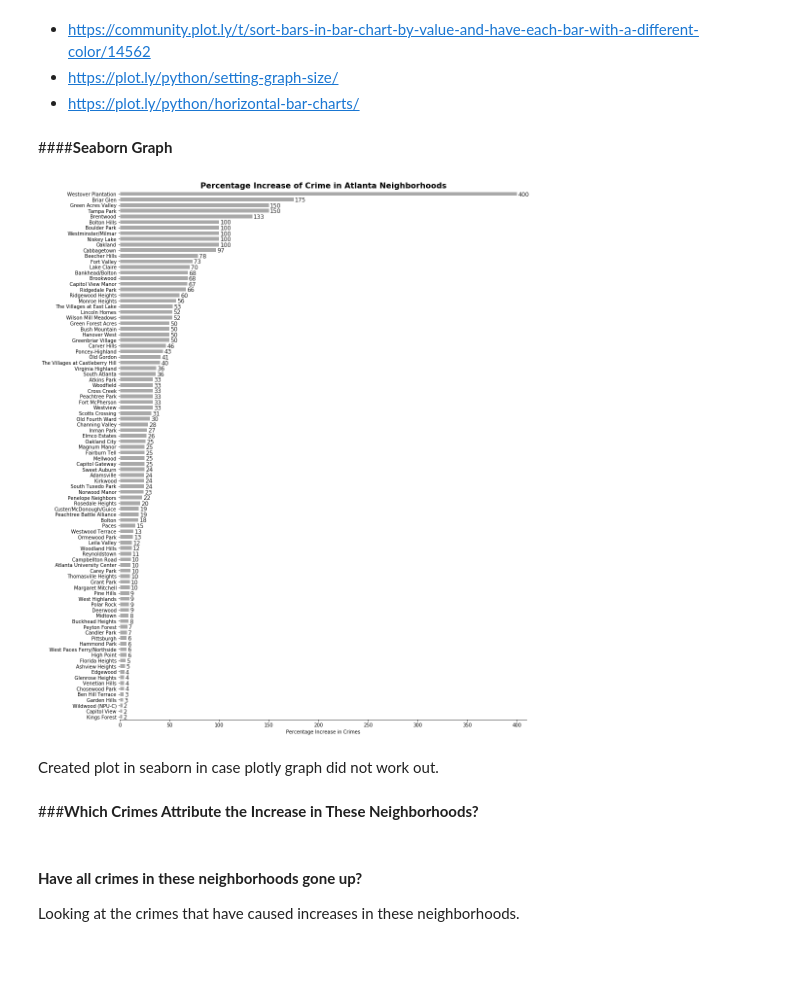
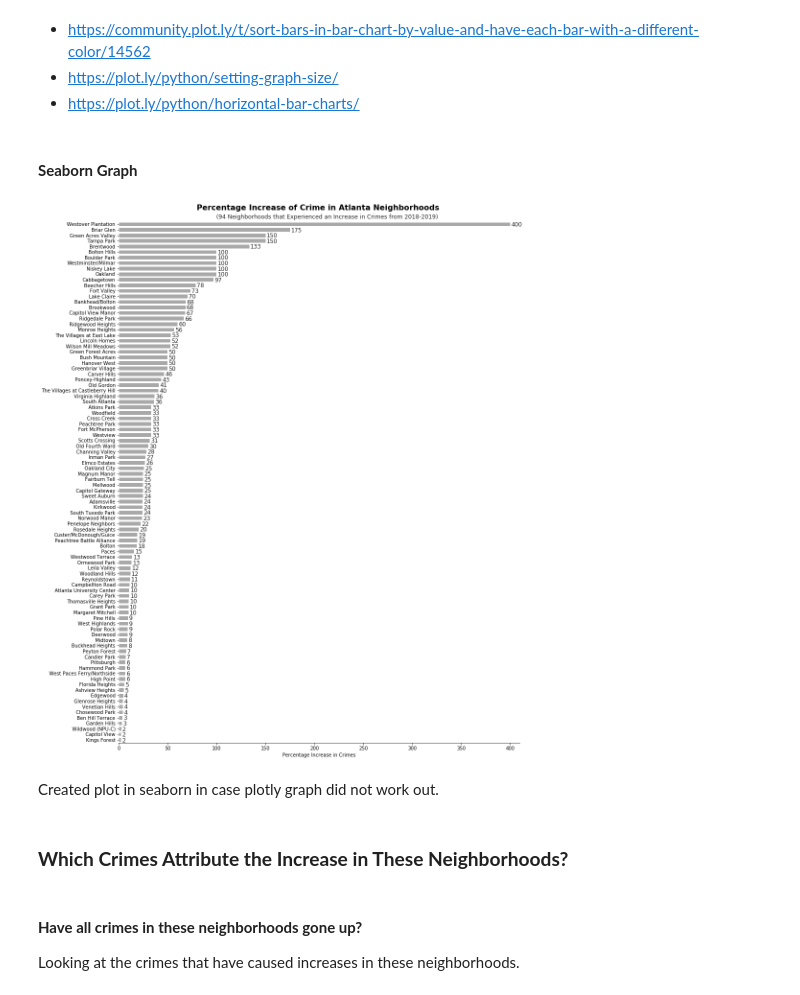
Before and after one commit to jiobu1/DS-Unit-1-Sprint-4-Data-Storytelling-Portfolio-Project, a Jupyter notebook: Jisha_Obukwelu_Unit_1_Data_Storytelling_Project.ipynb, the cells around one changed output. Cells and saved outputs as stored; diff of their text form; code cells hidden in the pictures; blank space fills up the shorter version.

```diff
--- a/Jisha_Obukwelu_Unit_1_Data_Storytelling_Project.ipynb
+++ b/Jisha_Obukwelu_Unit_1_Data_Storytelling_Project.ipynb
@@ -413,7 +413,7 @@ fig.show()
 # %%
 # py.plot(fig, filename = 'ucrliteral.html', auto_open=True)
 # %% [markdown]
-####**Seaborn Graph**
+#### **Seaborn Graph**
 # %%
 fig_dims = (15, 20)
 fig, ax = plt.subplots(figsize=fig_dims)
@@ -425,14 +425,15 @@ sns.barplot(x=(0, 'Percentage Change'), y='Neighborhood', ax=ax, data=increase_n
 #Labeling Axes
 ax.set(xlim=(0, 400), ylabel="",
        xlabel="Percentage Increase in Crimes")
-
-ax.set_title('Percentage Increase of Crime in Atlanta Neighborhoods',
+, \n
+plt.title('Percentage Increase of Crime in Atlanta Neighborhoods \n',
              fontdict = {'fontsize': 16,
                          'fontweight':'bold',
                          'verticalalignment': 'baseline',
                          'horizontalalignment': 'center'
-                         }
+                         },
              )
+plt.text(x = 100, y = -1, s = '(94 Neighborhoods that Experienced an Increase in Crimes from 2018-2019)')
 
 #Annotating Bars
 def show_values_on_bars(ax, h_v="v", space=0.4):
@@ -454,38 +455,38 @@ def show_values_on_bars(ax, h_v="v", space=0.4):
         for idx, ax in np.ndenumerate(ax):
             _show_on_single_plot(ax)
     else:
         _show_on_single_plot(ax)
 
 show_values_on_bars(ax, "h" , 1)
 
 ax.set_xlim([0, max(increase_neighborhood[(0,'Percentage Change')])+10])
 
 
 
 #Changing Width of Bars
 def change_width(ax, new_value) :
     for patch in ax.patches :
         current_height = patch.get_height()
         diff = current_height - new_value
 
         # we change the bar width
         patch.set_height(new_value)
 
 change_width(ax, .75)
 
 
 #Formatting Graph
 sns.despine(left=True, bottom=False)
 
 plt.rcParams["axes.labelsize"] = 15
 
 plt.show()
 # %% [output]
-[figure, old version]
+[figure, new version]
 # %% [markdown]
 Created plot in seaborn in case plotly graph did not work out.
 # %% [markdown]
-###**Which Crimes Attribute the Increase in These Neighborhoods?**
+### **Which Crimes Attribute the Increase in These Neighborhoods?**
 # %% [markdown]
 #### **Have all crimes in these neighborhoods gone up?**
 Looking at the crimes that have caused increases in these neighborhoods.
```
Also changed, not shown: parts of 16 cells of this notebook.
